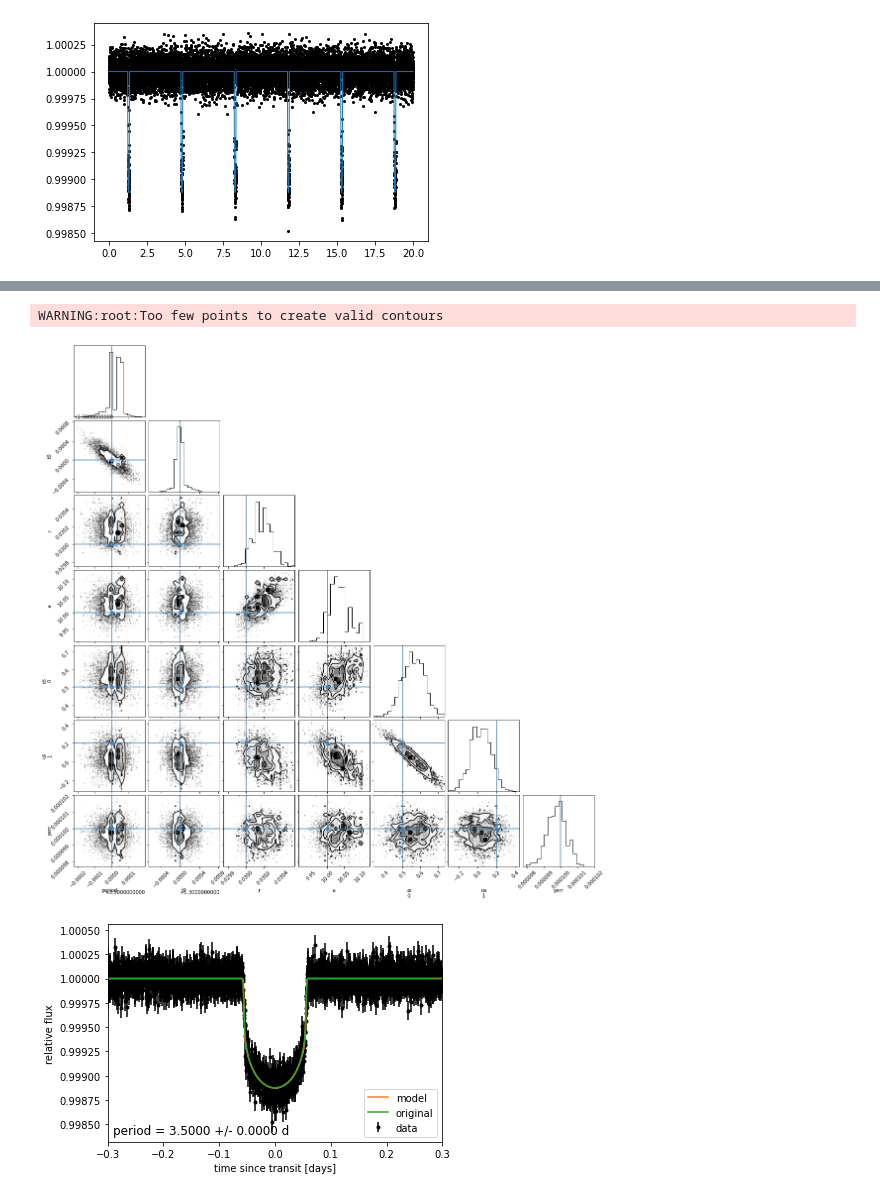
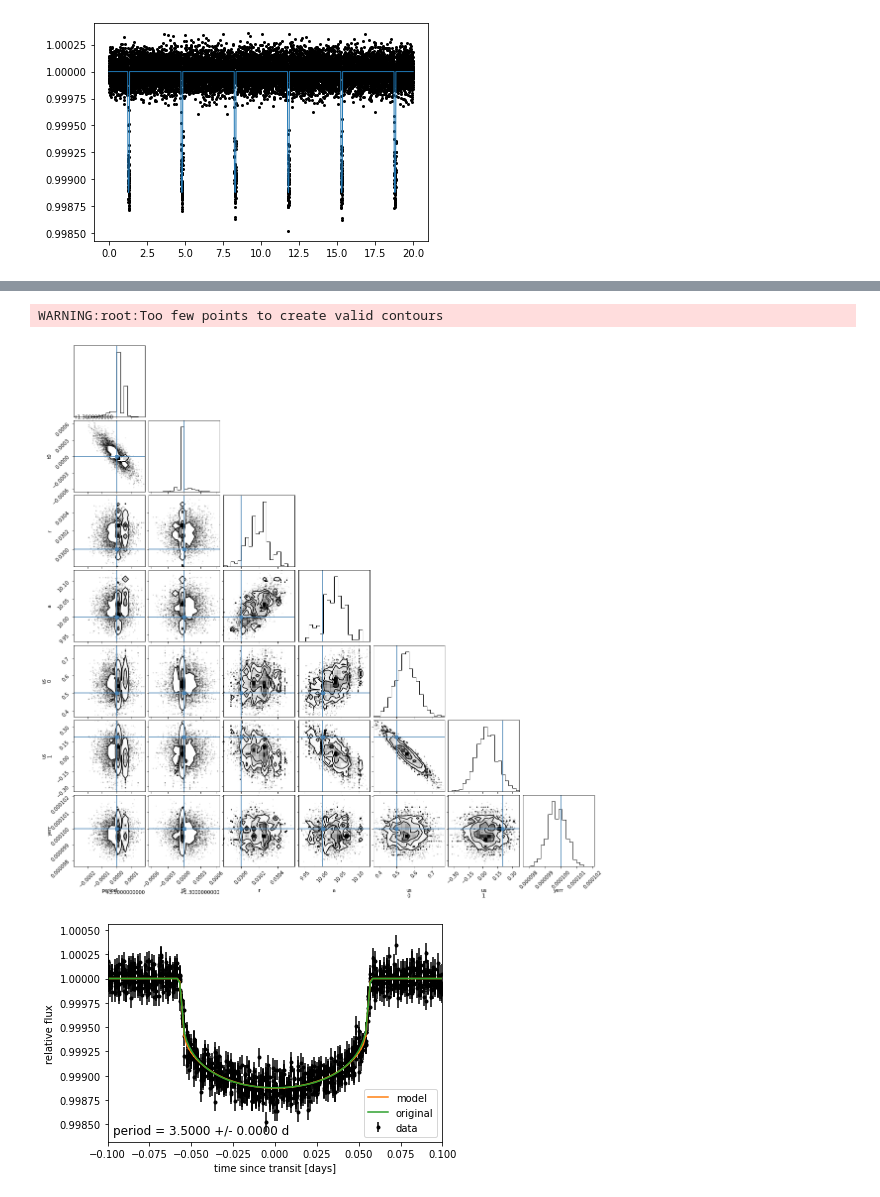
Before and after one commit to mileslucas/yeehaw, a Jupyter notebook: src/pytransit+MH.ipynb, the cells around one changed output, grey strips where cells are left out. Cells and saved outputs as stored; diff of their text form; code cells hidden in the pictures.

```diff
--- a/src/pytransit+MH.ipynb
+++ b/src/pytransit+MH.ipynb
@@ -30,11 +30,15 @@ with np.load(datadir("generated_data_100ppm.npz")) as data:
 import theano.tensor as tt
 from theano.compile.ops import as_op
 
+tm = pytransit.QuadraticModel()
+tm.set_data(t)
+
+def PyTransitlightcurve_np(t0, period, a, r, us):
+       return tm.evaluate(r, us, t0, period, a, np.pi/2)
+
 @as_op(itypes = [tt.dscalar, tt.dscalar, tt.dscalar, tt.dscalar, tt.dvector],
        otypes = [tt.dvector])
-def PyTransitlightcurve(t0, period, a, r, us):
-       # set up batman parameter structure
-       tm = pytransit.QuadraticModel()
-       tm.set_data(t)
-       return tm.evaluate(r, us, t0, period, a, np.pi/2)
+def PyTransitlightcurve(*inputs):
+       np_ins = [np.atleast_1d(inp) for inp in inputs]
+       return PyTransitlightcurve_np(*np_ins)
 # %%
@@ -86,10 +87,10 @@ np.random.seed(8462852)
 with model:
     trace = pm.sample(
         tune=5000,
-        draws=20000,
+        draws=10000,
         start=map_soln,
         step=pm.Metropolis(),
-        cores=1,
+        cores=4,
         chains=4,
         return_inferencedata=True
     )
@@ -142,7 +145,7 @@ _ = corner.corner(
 )
 # %% [output]
 WARNING:root:Too few points to create valid contours
-[figure, old version]
+[figure, new version]
 # %%
 # Get the posterior median orbital parameters
 p = np.median(trace["posterior"]["period"])
@@ -151,41 +154,41 @@ Pstd = np.std(trace["posterior"]["period"]).values
 t0 = np.median(trace["posterior"]["t0"])
 pred = trace["posterior"]["y"]
 pred = np.median(pred, axis=(0, 1))
-# %%
-true_orbit = xo.orbits.KeplerianOrbit(period=ground_truth["period"], t0=ground_truth["t0"], a=ground_truth["a"])
-true_mod = xo.LimbDarkLightCurve(ground_truth["us"]).get_light_curve(orbit=true_orbit, r=ground_truth["r"], t=t)[:, 0].eval() + 1
+# %%
+with np.load(datadir("generated_data.npz")) as data:
+    true_mod = data["flux"]
 # %%
 # Plot the folded data
 x_fold = (t - ground_truth["t0"] + 0.5 * ground_truth["period"]) % ground_truth["period"] - 0.5 * ground_truth["period"]
 plt.errorbar(
     x_fold, flux, yerr=ground_truth["yerr"], fmt=".k", label="data", zorder=-1000
 )
 
 # Plot the folded model
+maxphase = 0.1
 inds = np.argsort(x_fold)
-inds = inds[np.abs(x_fold)[inds] < 0.3]
+inds = inds[np.abs(x_fold)[inds] < maxphase]
 plt.plot(x_fold[inds], pred[inds], color="C1", label="model")
 plt.plot(x_fold[inds], true_mod[inds], color="C2", label="original")
 
 # Annotate the plot with the planet's period
 txt = f"period = {Pmean:.4f} +/- {Pstd:.4f} d"
 plt.annotate(
     txt,
     (0, 0),
     xycoords="axes fraction",
     xytext=(5, 5),
     textcoords="offset points",
     ha="left",
     va="bottom",
     fontsize=12,
 )
 
 plt.legend(fontsize=10, loc=4)
-plt.xlim(-0.5 * ground_truth["period"], 0.5 * ground_truth["period"])
 plt.xlabel("time since transit [days]")
 plt.ylabel("relative flux")
-plt.xlim(-0.3, 0.3);
+plt.xlim(-maxphase, maxphase);
 # %% [output]
-[figure, old version]
+[figure, new version]
 # %%
 # Plot the folded model residuals
```
Also changed, not shown: parts of 6 cells of this notebook, 3 other files.
